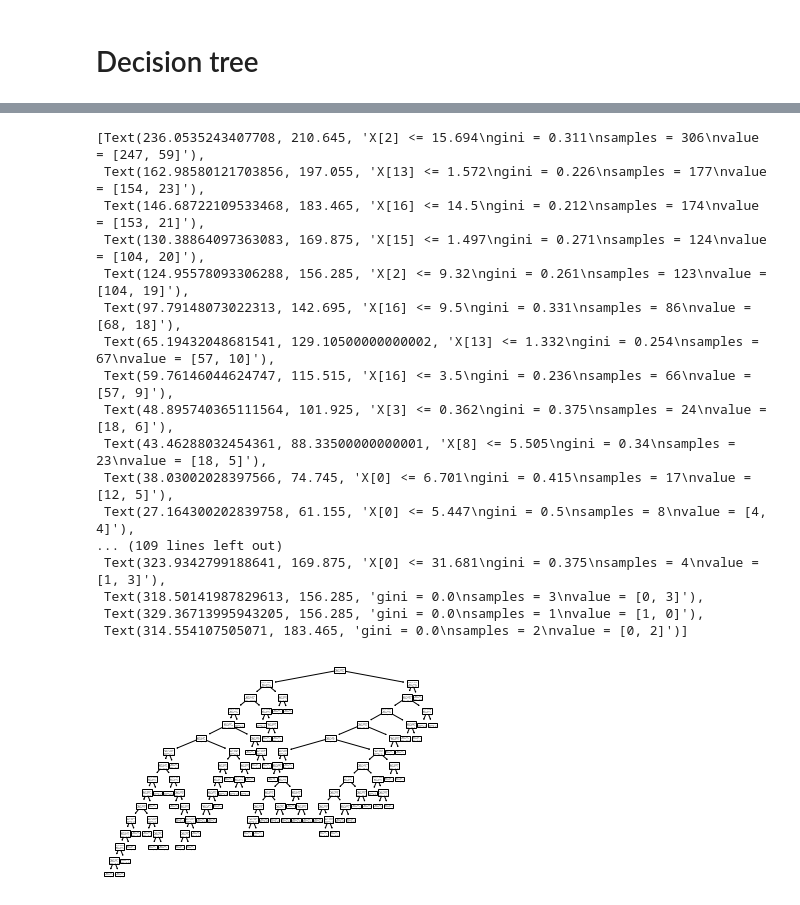
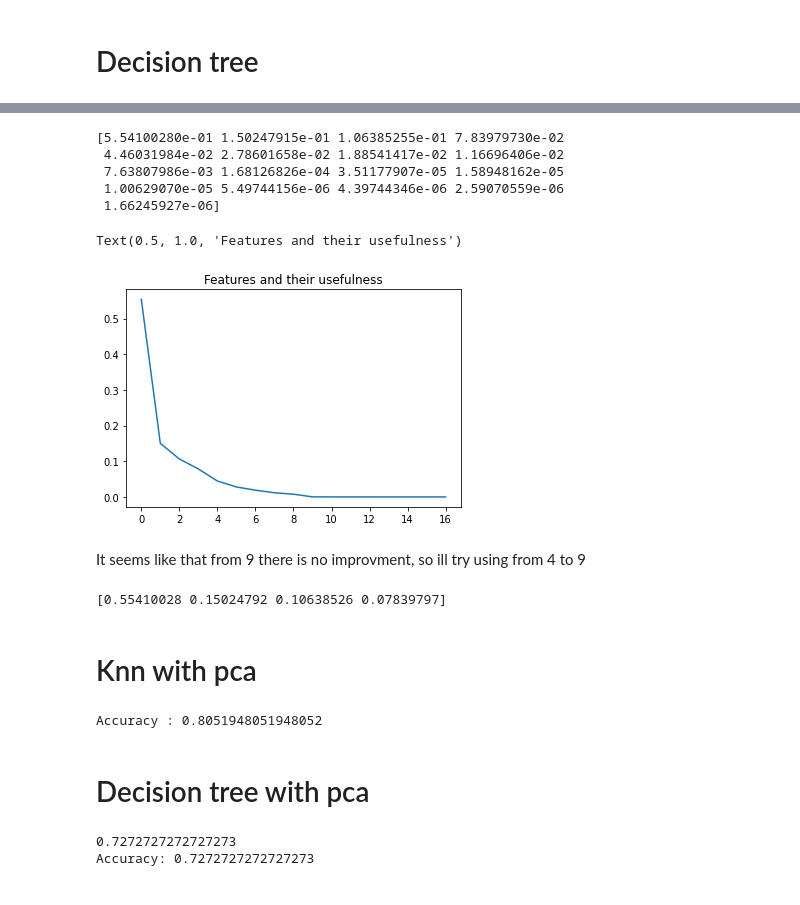
Before and after one commit to dvirs12345/Final-project, a Jupyter notebook: Hazana/plotprotien.ipynb, the cells around one changed output, grey strips where cells are left out. Cells and saved outputs as stored; diff of their text form; code cells hidden in the pictures.

```diff
--- a/Hazana/plotprotien.ipynb
+++ b/Hazana/plotprotien.ipynb
@@ -239,21 +242,53 @@ Accuracy: 0.6363636363636364
 # %%
-tree.plot_tree(clf)
+# tree.plot_tree(clf)
-# %% [output]
-[Text(236.0535243407708, 210.645, 'X[2] <= 15.694\ngini = 0.311\nsamples = 306\nvalue = [247, 59]'),
- Text(162.98580121703856, 197.055, 'X[13] <= 1.572\ngini = 0.226\nsamples = 177\nvalue = [154, 23]'),
- Text(146.68722109533468, 183.465, 'X[16] <= 14.5\ngini = 0.212\nsamples = 174\nvalue = [153, 21]'),
- Text(130.38864097363083, 169.875, 'X[15] <= 1.497\ngini = 0.271\nsamples = 124\nvalue = [104, 20]'),
- Text(124.95578093306288, 156.285, 'X[2] <= 9.32\ngini = 0.261\nsamples = 123\nvalue = [104, 19]'),
- Text(97.79148073022313, 142.695, 'X[16] <= 9.5\ngini = 0.331\nsamples = 86\nvalue = [68, 18]'),
- Text(65.19432048681541, 129.10500000000002, 'X[13] <= 1.332\ngini = 0.254\nsamples = 67\nvalue = [57, 10]'),
- Text(59.76146044624747, 115.515, 'X[16] <= 3.5\ngini = 0.236\nsamples = 66\nvalue = [57, 9]'),
- Text(48.895740365111564, 101.925, 'X[3] <= 0.362\ngini = 0.375\nsamples = 24\nvalue = [18, 6]'),
- Text(43.46288032454361, 88.33500000000001, 'X[8] <= 5.505\ngini = 0.34\nsamples = 23\nvalue = [18, 5]'),
- Text(38.03002028397566, 74.745, 'X[0] <= 6.701\ngini = 0.415\nsamples = 17\nvalue = [12, 5]'),
- Text(27.164300202839758, 61.155, 'X[0] <= 5.447\ngini = 0.5\nsamples = 8\nvalue = [4, 4]'),
-... (109 lines left out)
- Text(323.9342799188641, 169.875, 'X[0] <= 31.681\ngini = 0.375\nsamples = 4\nvalue = [1, 3]'),
- Text(318.50141987829613, 156.285, 'gini = 0.0\nsamples = 3\nvalue = [0, 3]'),
- Text(329.36713995943205, 156.285, 'gini = 0.0\nsamples = 1\nvalue = [1, 0]'),
- Text(314.554107505071, 183.465, 'gini = 0.0\nsamples = 2\nvalue = [0, 2]')]
-[figure, removed]
+# %%
+pca_visual = PCA()
+X_train_visual = pca_visual.fit_transform(X_train)
+X_test_visual = pca_visual.transform(X_test)
+fit_visual = pca_visual.fit(X)
+print(fit_visual.explained_variance_ratio_)
+plt.plot(fit_visual.explained_variance_ratio_)
+plt.title("Features and their usefulness")
+# %% [output]
+[5.54100280e-01 1.50247915e-01 1.06385255e-01 7.83979730e-02
+ 4.46031984e-02 2.78601658e-02 1.88541417e-02 1.16696406e-02
+ 7.63807986e-03 1.68126826e-04 3.51177907e-05 1.58948162e-05
+ 1.00629070e-05 5.49744156e-06 4.39744346e-06 2.59070559e-06
+ 1.66245927e-06]
+Text(0.5, 1.0, 'Features and their usefulness')
+[figure, added]
+# %% [markdown]
+It seems like that from 9 there is no improvment, so ill try using from 4 to 9
+# %%
+pca = PCA(n_components=4)
+saveX_train = X_train
+saveX_test = X_test
+X_train = pca.fit_transform(X_train)
+X_test = pca.transform(X_test)
+fit = pca.fit(X)
+# summarize components
+print(fit.explained_variance_ratio_)
+# %% [output]
+[0.55410028 0.15024792 0.10638526 0.07839797]
+# %% [markdown]
+# Knn with pca
+# %%
+knn = KNeighborsClassifier(80)
+knn.fit(X_train,y_train)
+y_pred = knn.predict(X_test)
+score = metrics.accuracy_score(y_test, y_pred)
+print('Accuracy :', score)
+# %% [output]
+Accuracy : 0.8051948051948052
+# %% [markdown]
+# Decision tree with pca
+# %%
+clf = tree.DecisionTreeClassifier()
+clf.fit(X_train, y_train)
+
+print(clf.score(X_test,y_test))
+y_pred = clf.predict(X_test)
+print("Accuracy:",metrics.accuracy_score(y_test, y_pred))
+# %% [output]
+0.7272727272727273
+Accuracy: 0.7272727272727273
```
Also changed, not shown: parts of 5 cells of this notebook, 9 other files.
